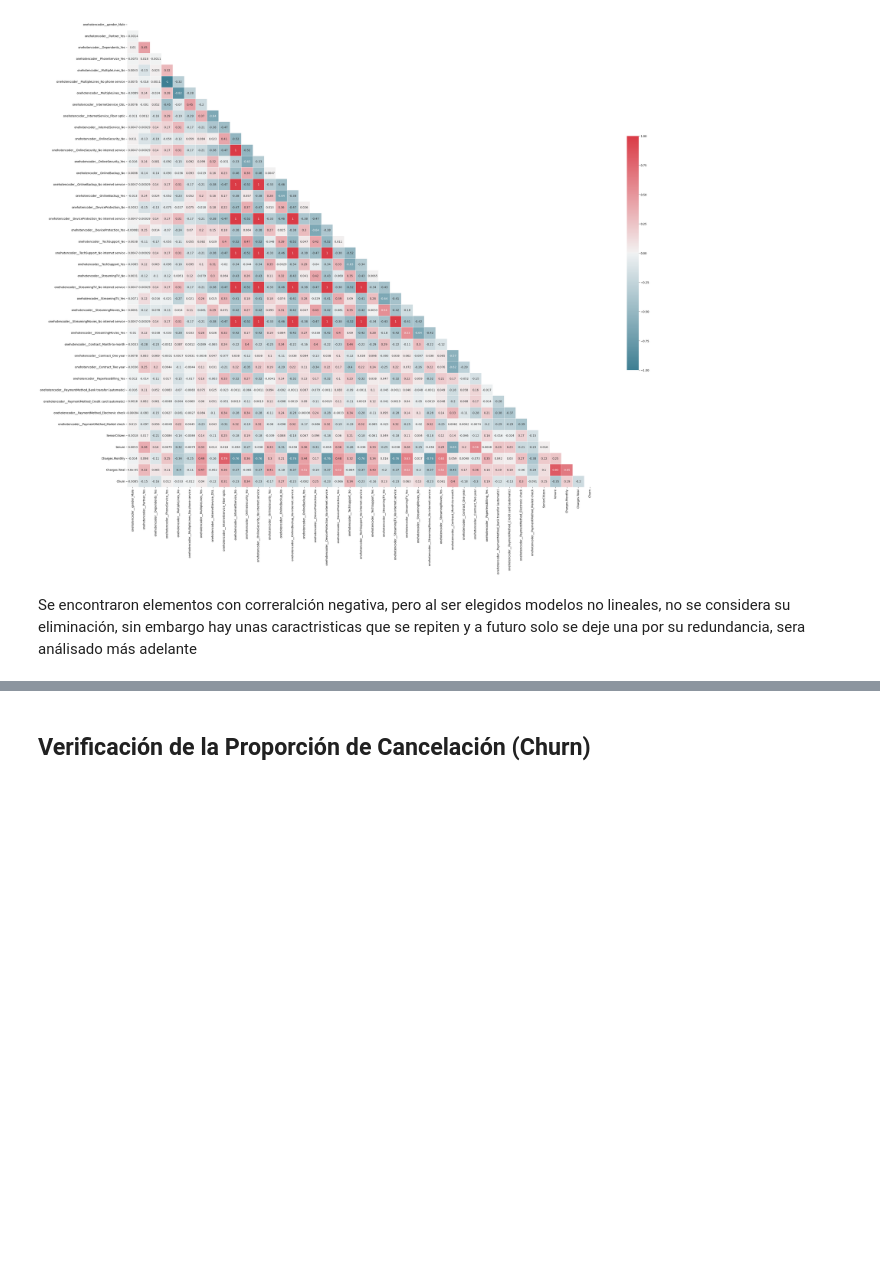
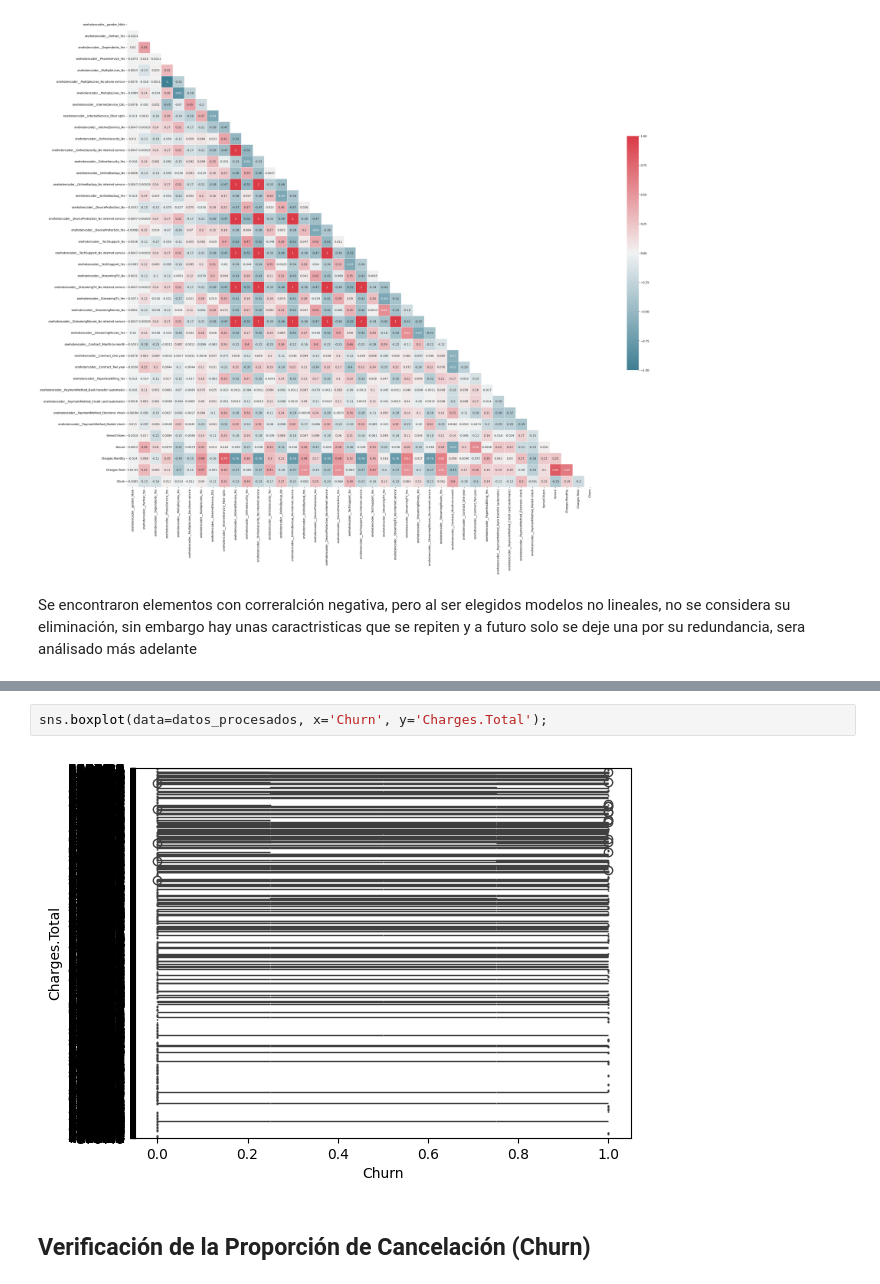
Before and after one commit to Cristiand056/TelecomX_parte2_Latam, a Jupyter notebook: TelecomX_parte2_Latam.ipynb, the cells around one changed output, grey strips where cells are left out. Saved outputs shown, nothing was run; the diff lists cells and outputs as text; blank space fills up the shorter version.

```diff
--- a/TelecomX_parte2_Latam.ipynb
+++ b/TelecomX_parte2_Latam.ipynb
@@ -252,3 +256,7 @@ plt.show()
+# %%
+sns.boxplot(data=datos_procesados, x='Churn', y='Charges.Total');
+# %% [output]
+[figure, added]
 # %% [markdown]
 ## Verificación de la Proporción de Cancelación (Churn)
 # %%
```
Also changed, not shown: parts of 13 cells of this notebook.
